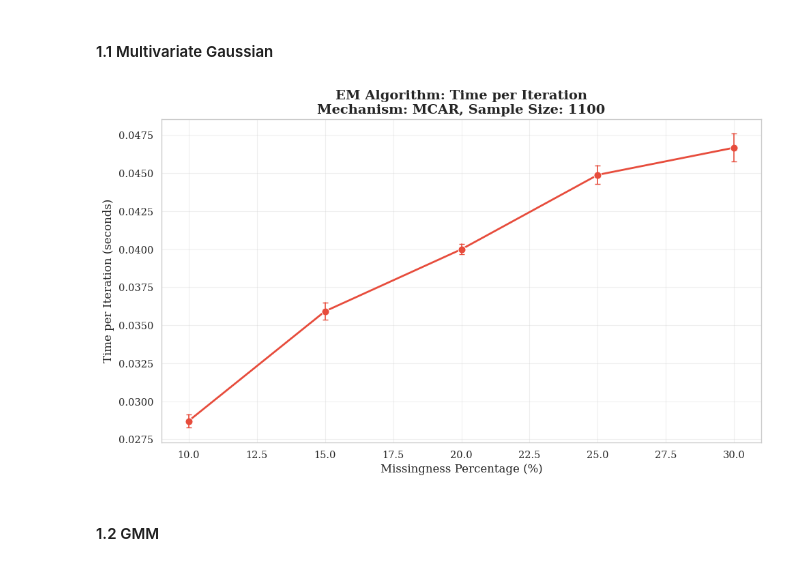
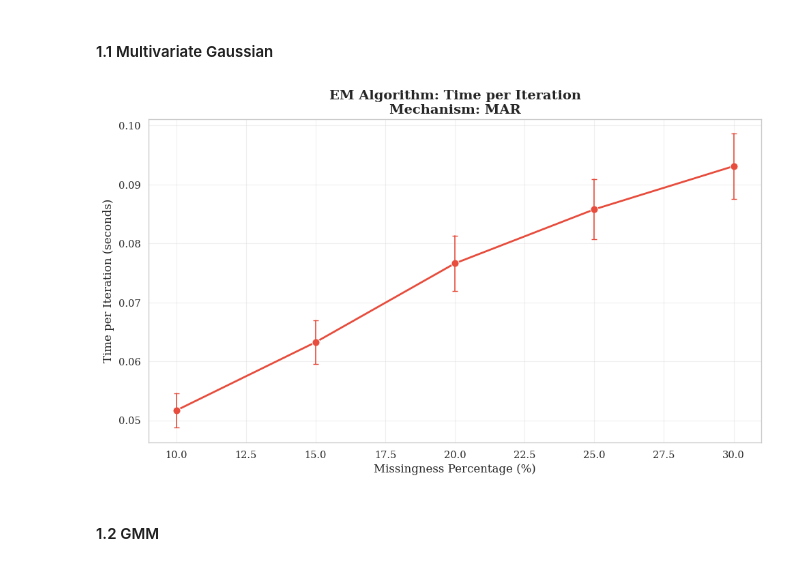
Before and after one commit to leonardotonelli/em-imputation, a Jupyter notebook: additional_visualizations.ipynb, the cells around one changed output. Cells and saved outputs as stored; diff of their text form; code cells hidden in the pictures.

```diff
--- a/additional_visualizations.ipynb
+++ b/additional_visualizations.ipynb
@@ -61,15 +61,15 @@ We plot the average time per iteration for interesting instances to understand i
 # %%
 ## SELECT ONLY INTERESTING CASES
 plot_time_per_iteration(results_multivariate,
                         x_axis="missingness_pct",
-                        mechanism='MCAR',
+                        mechanism='MAR',
                         cov_idx=None,
-                        n_samples=1100,
+                        n_samples=None,
                         missingness_pct=None,
                         )
 plt.show()
 # %% [output]
-[figure, old version]
+[figure, new version]
 # %% [markdown]
 #### 1.2 GMM
 # %%
```
Also changed, not shown: parts of 7 cells of this notebook, 30 other files.
